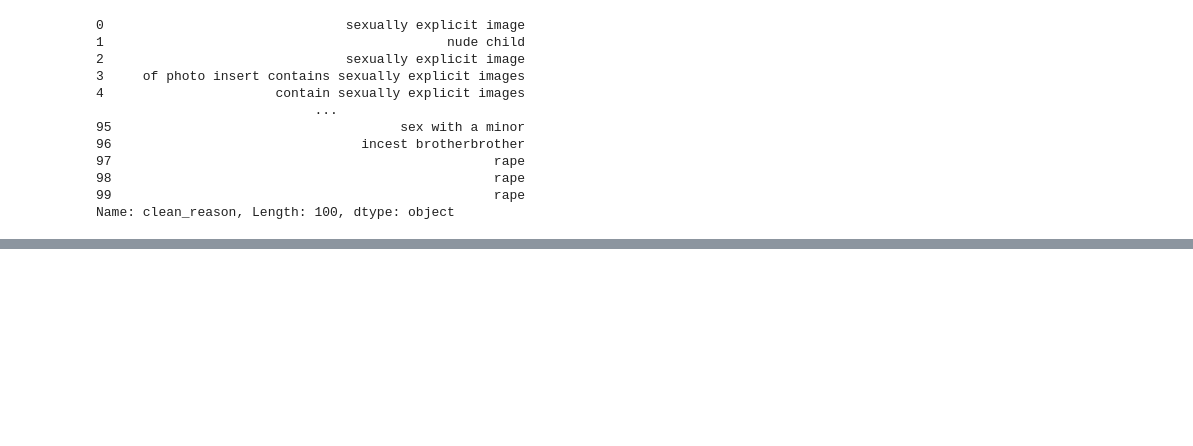
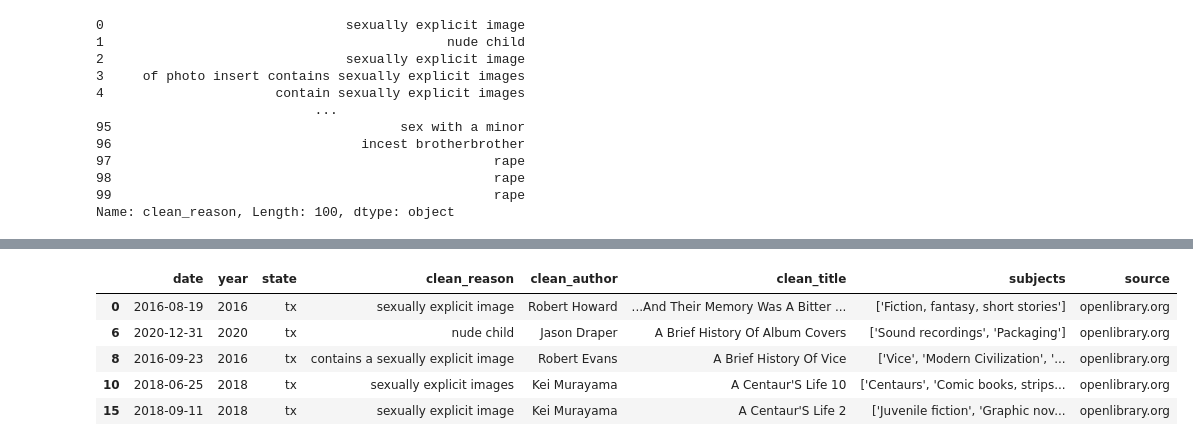
Before and after one commit to arpettey/python_bootcamp, a Jupyter notebook: Banned-Visualized.ipynb, the cells around one changed output, grey strips where cells are left out. Saved outputs shown, nothing was run; the diff lists cells and outputs as text; code cells hidden in the pictures; blank space fills up the shorter version.

```diff
--- a/Banned-Visualized.ipynb
+++ b/Banned-Visualized.ipynb
@@ -222,0 +228,9 @@ merged.head()
+# %%
+merged.head()
+# %% [output]
+|  | date | year | state | clean_reason | clean_author | clean_title | subjects | source |
+| 0 | 2016-08-19 | 2016 | tx | sexually explicit image | Robert Howard | ...And Their Memory Was A Bitter ... | ['Fiction, fantasy, short stories'] | openlibrary.org |
+| 6 | 2020-12-31 | 2020 | tx | nude child | Jason Draper | A Brief History Of Album Covers | ['Sound recordings', 'Packaging'] | openlibrary.org |
+| 8 | 2016-09-23 | 2016 | tx | contains a sexually explicit image | Robert Evans | A Brief History Of Vice | ['Vice', 'Modern Civilization', '... | openlibrary.org |
+| 10 | 2018-06-25 | 2018 | tx | sexually explicit images | Kei Murayama | A Centaur'S Life 10 | ['Centaurs', 'Comic books, strips... | openlibrary.org |
+| 15 | 2018-09-11 | 2018 | tx | sexually explicit image | Kei Murayama | A Centaur'S Life 2 | ['Juvenile fiction', 'Graphic nov... | openlibrary.org |
```
Also changed, not shown: parts of 19 cells of this notebook.
